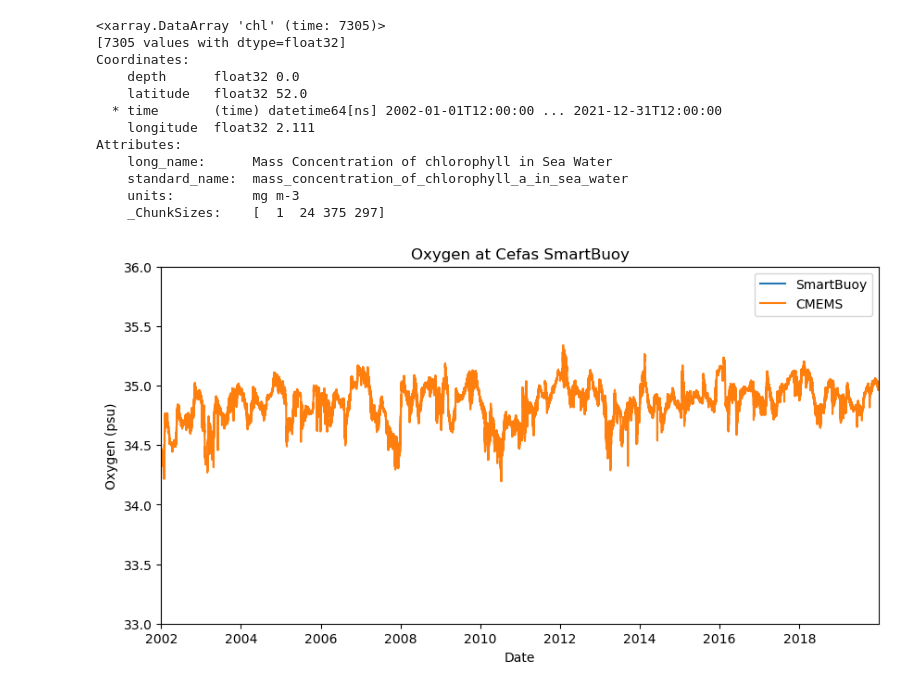
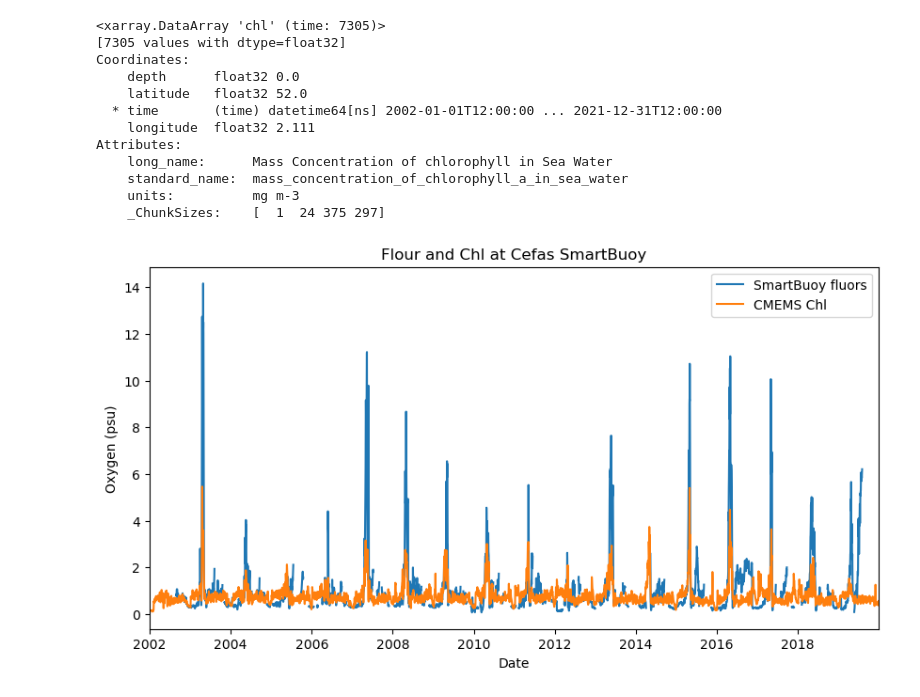
Before and after one commit to Reubenpt123/DAV, a Jupyter notebook: Opendata_Extraction.ipynb, the cells around one changed output. Saved outputs shown, nothing was run; the diff lists cells and outputs as text; code cells hidden in the pictures.

```diff
--- a/Opendata_Extraction.ipynb
+++ b/Opendata_Extraction.ipynb
@@ -324,38 +319,33 @@ Attributes:
 # %%
 
 buoyfile = f'..\Cefas_smartbuoy\clean_data.csv'
 WGAB = pd.read_csv(buoyfile, encoding='ANSI')
 WGAB.head()
 # WGAB.tail()
 colours = WGAB['phase'].values
 # WGAB['fluors'].plot(c = colours)
 
 WGAB['phase']=WGAB['phase']+1 # shift phase by 1 to make it start at 1 for plotting
 
 WGAB.index = pd.to_datetime(WGAB['dateTime'])
 WGAB.drop(columns=['dateTime'], inplace=True)
 
-SB_Sal = WGAB['o2']
+SB_Sal = WGAB['fluors']
 # average SB_Temp to 1 hour with the same time as SST
-# SB_Sal = SB_Sal.resample('1H').mean()
+SB_Sal = SB_Sal.resample('24H').mean()
 
 
 fig, ax = plt.subplots(figsize=(10, 5))
-ax.plot(SB_Sal, label='SmartBuoy')
-ax.plot(SSS_time['time'], SSS, label='CMEMS')
+ax.plot(SB_Sal, label='SmartBuoy fluors')
+ax.plot(CHL_time['time'], CHL, label='CMEMS Chl')
 # set the x-axis limit from 2002 to 2019
 ax.set_xlim([pd.to_datetime('2002-01-01'), pd.to_datetime('2019-12-31')])
-ax.set_ylim([33,36])
+# ax.set_ylim([33,36])
 
 ax.set_ylabel('Oxygen (psu)')
 ax.set_xlabel('Date')
-ax.set_title('Oxygen at Cefas SmartBuoy')
+ax.set_title('Flour and Chl at Cefas SmartBuoy')
 ax.legend(loc = 'upper right')
 plt.show()
-
-
-
-
-# WGAB.head()
 # %% [output]
-[figure, old version]
+[figure, new version]
```
Also changed, not shown: parts of 14 cells of this notebook.
